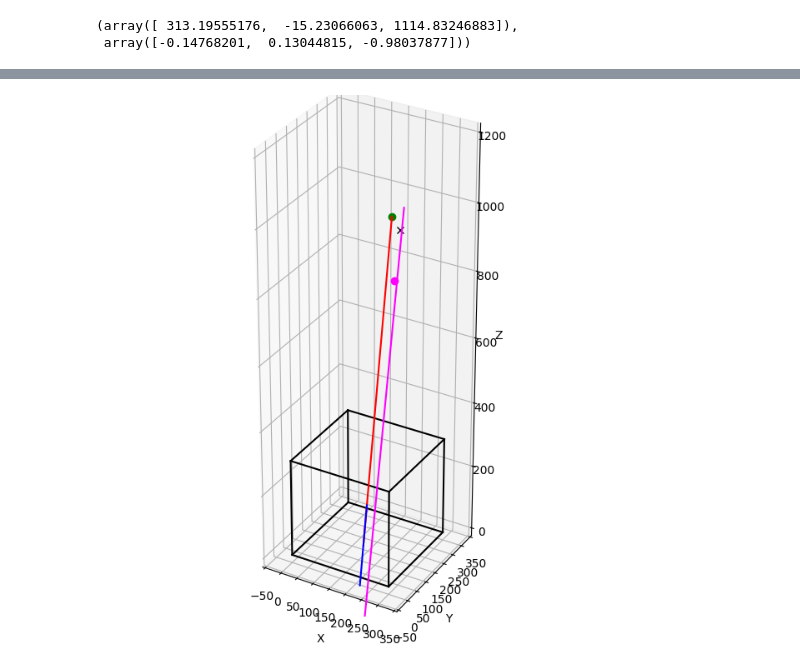
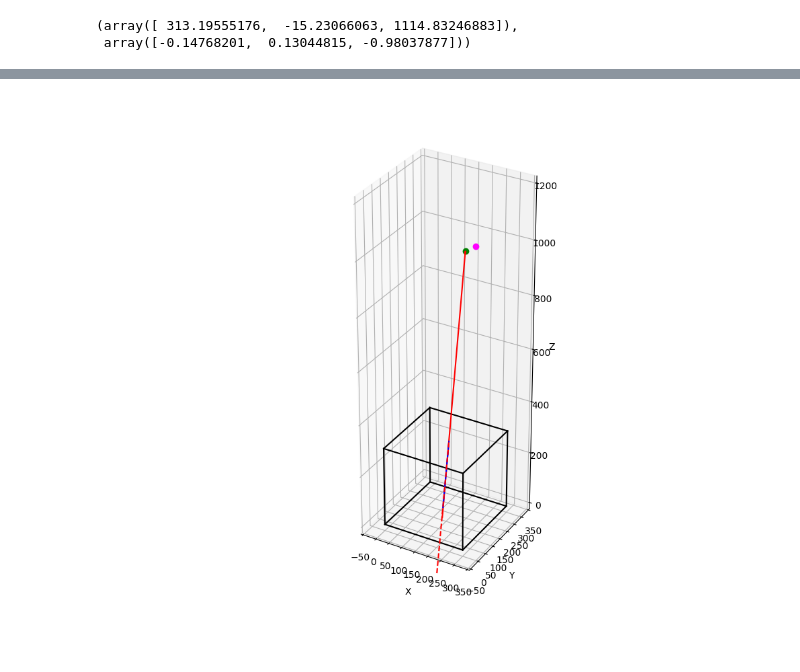
Before and after one commit to OpenPTV/proPTV_OpenPTV_MyPTV_comparison, a Jupyter notebook: comparison_of_all_lines_of_sight.ipynb, the cells around one changed output, grey strips where cells are left out. Cells and saved outputs as stored; diff of their text form; code cells hidden in the pictures.

Commit message:
now only MyPTV needs a shift

```diff
--- a/comparison_of_all_lines_of_sight.ipynb
+++ b/comparison_of_all_lines_of_sight.ipynb
@@ -105,7 +108,7 @@ cam_position = camera_1_calibration.get_pos()
 # plot line of sight
 axis = plt.figure(figsize=(10,8)).add_subplot(projection='3d')
 axis.set_xlabel('X'), axis.set_ylabel('Y'), axis.set_zlabel('Z')
-axis.set_xlim(0,350), axis.set_ylim(0,350), axis.set_zlim(0,1000)
+# axis.set_xlim(0,350), axis.set_ylim(0,350), axis.set_zlim(0,1000)
 axis.set_aspect('equal')
 
 axis.plot([0,300],[0,0],[0,0],c='black'), axis.plot([0,0],[0,300],[0,0],c='black'), axis.plot([0,0],[0,0],[0,300],c='black')
@@ -280,18 +283,22 @@ Extended Zolof model camera instace. cam0
 # %%
 
 # 1. MyPTV:
 LOS.plot_line(control_parameters.imx/2, control_parameters.imy/2)
 
 # 2. openptv-python
 plt.plot(cam_position[0],cam_position[1],cam_position[2],'o',c='magenta')
 plt.plot(curve_3D[:,0],curve_3D[:,1],curve_3D[:,2],'-',c='blue')
 
 # 3. proPTV
 plt.plot(cam_position_proPTV[0],cam_position_proPTV[2],-cam_position_proPTV[1],'x',c='black')
 
 # mu is not clear to me. the angles I think i fixed.
 
-for lof in LOF[:1]: # only first point
-    plt.plot( [lof[0,0],lof[0,0]+mu*lof[1,0]] , 1*np.array([lof[0,2],lof[0,2]+mu*lof[1,2]]), -1*np.array([lof[0,1],lof[0,1]+mu*lof[1,1]]) ,'-',c='magenta')
+# for lof in LOF[:1]: # only first point
+#     plt.plot( [lof[0,0],lof[0,0]+mu*lof[1,0]] , 1*np.array([lof[0,2],lof[0,2]+mu*lof[1,2]]), -1*np.array([lof[0,1],lof[0,1]+mu*lof[1,1]]) ,'-',c='magenta')
+
+# copied from LineOfSight.main()
+for lof in LOF[:1]:
+    plt.plot( [lof[0,0],lof[0,0]+mu*lof[1,0]] , [lof[0,1],lof[0,1]+mu*lof[1,1]] , [lof[0,2],lof[0,2]+mu*lof[1,2]] ,'--',c='red')
 # %% [output]
-[figure, old version]
+[figure, new version]
```
Also changed, not shown: parts of 6 cells of this notebook.
